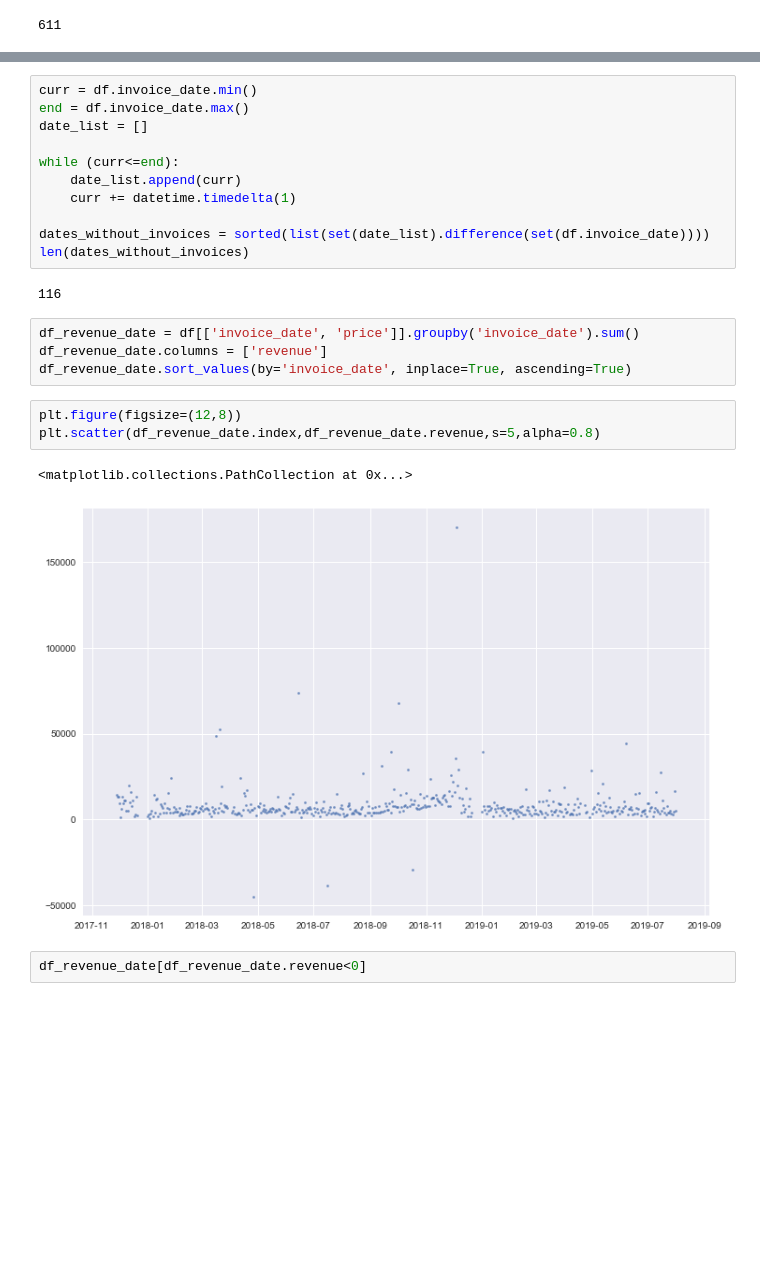
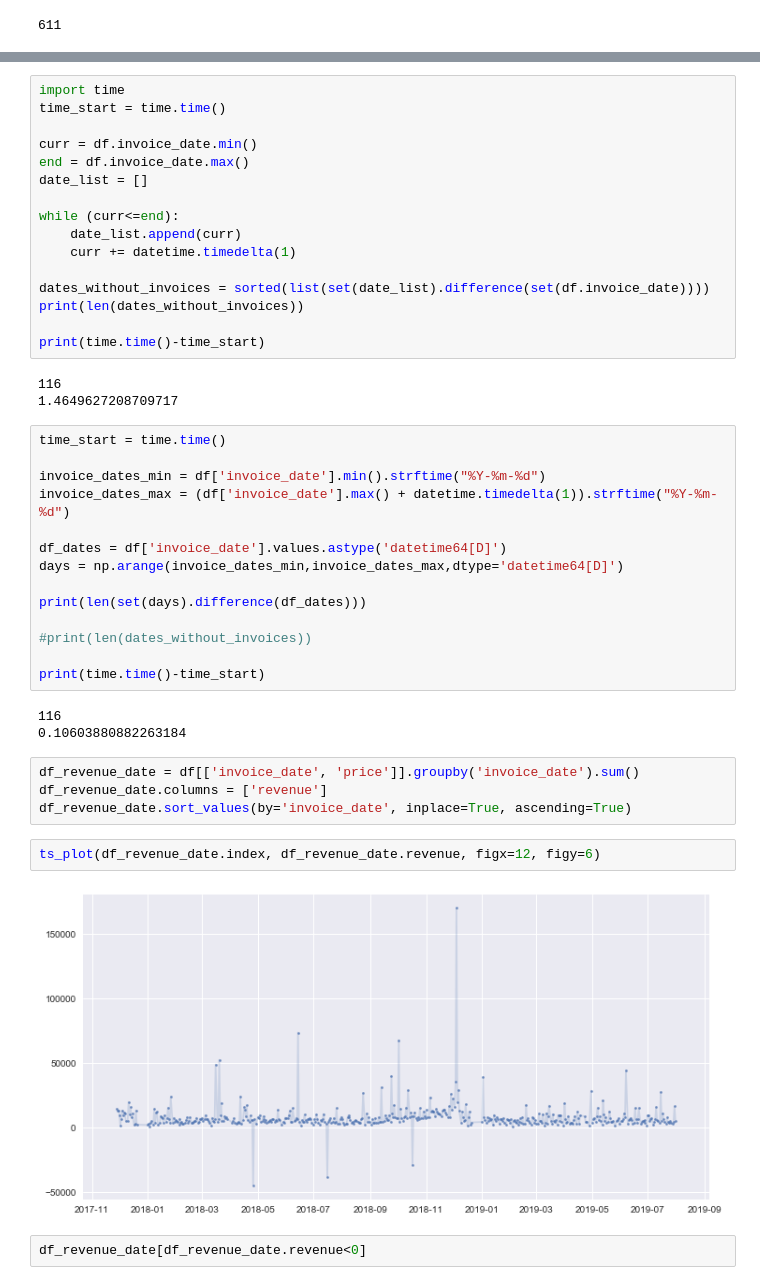
Before and after one commit to rdpb/ibm-ai-capstone, a Jupyter notebook: draft.ipynb, the cells around one changed output, grey strips where cells are left out. Saved outputs shown, nothing was run; the diff lists cells and outputs as text; blank space fills up the shorter version.

```diff
--- a/draft.ipynb
+++ b/draft.ipynb
@@ -104,4 +131,7 @@ df.invoice_date.min(), df.invoice_date.max()
 # %%
+import time
+time_start = time.time()
+
 curr = df.invoice_date.min()
 end = df.invoice_date.max()
 date_list = []
@@ -111,19 +141,37 @@ while (curr<=end):
     curr += datetime.timedelta(1)
 
 dates_without_invoices = sorted(list(set(date_list).difference(set(df.invoice_date))))
-len(dates_without_invoices)
+print(len(dates_without_invoices))
+
+print(time.time()-time_start)
 # %% [output]
 116
+1.4649627208709717
+# %%
+time_start = time.time()
+
+invoice_dates_min = df['invoice_date'].min().strftime("%Y-%m-%d")
+invoice_dates_max = (df['invoice_date'].max() + datetime.timedelta(1)).strftime("%Y-%m-%d")
+
+df_dates = df['invoice_date'].values.astype('datetime64[D]')
+days = np.arange(invoice_dates_min,invoice_dates_max,dtype='datetime64[D]')
+
+print(len(set(days).difference(df_dates)))
+
+#print(len(dates_without_invoices))
+
+print(time.time()-time_start)
+# %% [output]
+116
+0.10603880882263184
 # %%
 df_revenue_date = df[['invoice_date', 'price']].groupby('invoice_date').sum()
 df_revenue_date.columns = ['revenue']
 df_revenue_date.sort_values(by='invoice_date', inplace=True, ascending=True)
-# %%
-plt.figure(figsize=(12,8))
-plt.scatter(df_revenue_date.index,df_revenue_date.revenue,s=5,alpha=0.8)
-# %% [output]
-<matplotlib.collections.PathCollection at 0x...>
-[figure, removed]
+# %%
+ts_plot(df_revenue_date.index, df_revenue_date.revenue, figx=12, figy=6)
+# %% [output]
+[figure, added]
 # %%
 df_revenue_date[df_revenue_date.revenue<0]
 # %% [output]
```
Also changed, not shown: parts of 15 cells of this notebook, 3 other files.
